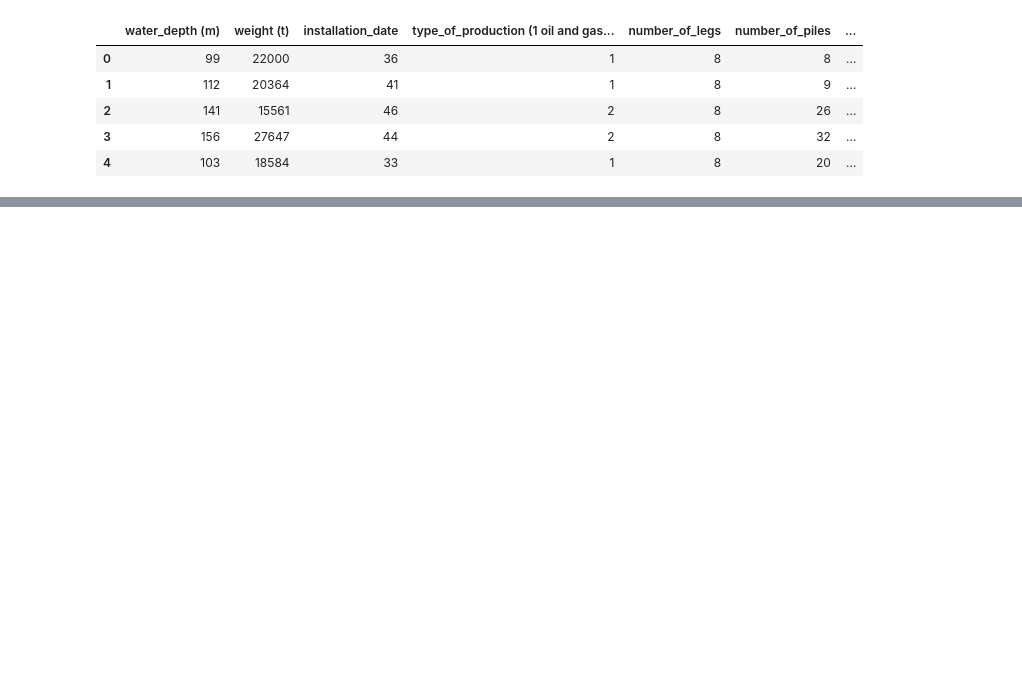
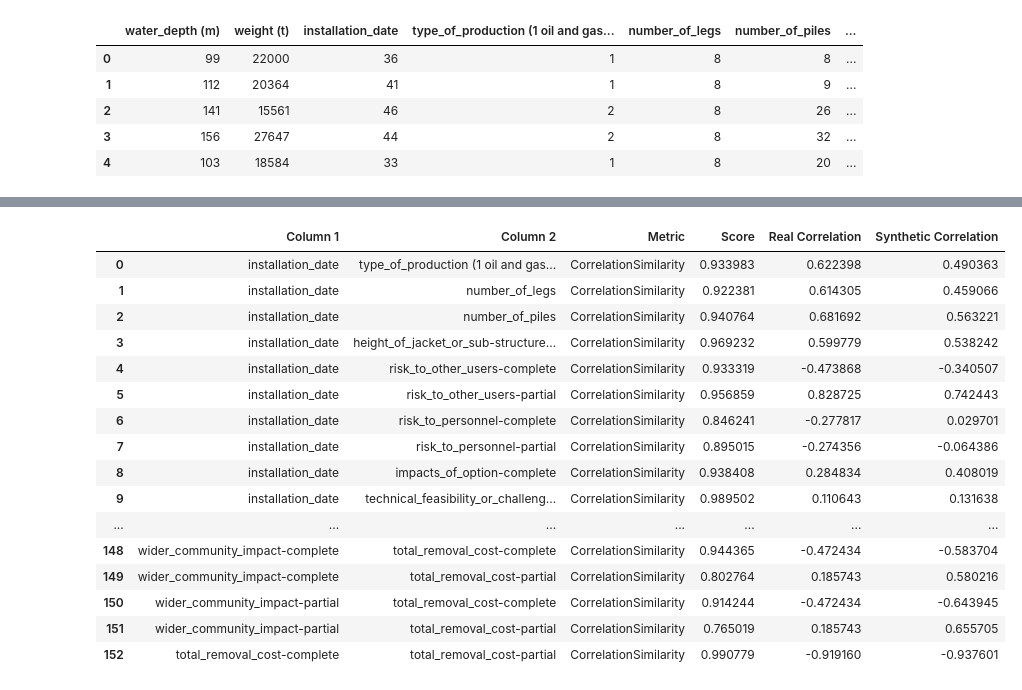
Before and after one commit to JailonWilliam/offshore-platform-decommissioning, a Jupyter notebook: notebooks/main.ipynb, the cells around one changed output, grey strips where cells are left out. Drawn from its saved outputs; the diff is of its cells as text; code cells hidden in the pictures; blank space fills up the shorter version.

```diff
--- a/notebooks/main.ipynb
+++ b/notebooks/main.ipynb
@@ -222,0 +216,13 @@ df_gan_limpo.head()
+# %%
+# Supondo que A e B são seus DataFrames reais e sintéticos
+A = df_original.copy()
+B = df_gan.copy()
+
+# Criar o metadata
+metadata = SingleTableMetadata()
+metadata.detect_from_dataframe(data=A)
+metadata_dict = metadata.to_dict()
+
+# Gerar o relatório de qualidade
+report = QualityReport()
+report.generate(real_data=A, synthetic_data=B, metadata=metadata_dict)
@@ -222,0 +267,20 @@ df_gan_limpo.head()
+# %%
+report.get_details(property_name='Column Pair Trends')
+# %% [output]
+|  | Column 1 | Column 2 | Metric | Score | Real Correlation | Synthetic Correlation |
+| 0 | installation_date | type_of_production (1 oil and gas... | CorrelationSimilarity | 0.933983 | 0.622398 | 0.490363 |
+| 1 | installation_date | number_of_legs | CorrelationSimilarity | 0.922381 | 0.614305 | 0.459066 |
+| 2 | installation_date | number_of_piles | CorrelationSimilarity | 0.940764 | 0.681692 | 0.563221 |
+| 3 | installation_date | height_of_jacket_or_sub-structure... | CorrelationSimilarity | 0.969232 | 0.599779 | 0.538242 |
+| 4 | installation_date | risk_to_other_users-complete | CorrelationSimilarity | 0.933319 | -0.473868 | -0.340507 |
+| 5 | installation_date | risk_to_other_users-partial | CorrelationSimilarity | 0.956859 | 0.828725 | 0.742443 |
+| 6 | installation_date | risk_to_personnel-complete | CorrelationSimilarity | 0.846241 | -0.277817 | 0.029701 |
+| 7 | installation_date | risk_to_personnel-partial | CorrelationSimilarity | 0.895015 | -0.274356 | -0.064386 |
+| 8 | installation_date | impacts_of_option-complete | CorrelationSimilarity | 0.938408 | 0.284834 | 0.408019 |
+| 9 | installation_date | technical_feasibility_or_challeng... | CorrelationSimilarity | 0.989502 | 0.110643 | 0.131638 |
+| ... | ... | ... | ... | ... | ... | ... |
+| 148 | wider_community_impact-complete | total_removal_cost-complete | CorrelationSimilarity | 0.944365 | -0.472434 | -0.583704 |
+| 149 | wider_community_impact-complete | total_removal_cost-partial | CorrelationSimilarity | 0.802764 | 0.185743 | 0.580216 |
+| 150 | wider_community_impact-partial | total_removal_cost-complete | CorrelationSimilarity | 0.914244 | -0.472434 | -0.643945 |
+| 151 | wider_community_impact-partial | total_removal_cost-partial | CorrelationSimilarity | 0.765019 | 0.185743 | 0.655705 |
+| 152 | total_removal_cost-complete | total_removal_cost-partial | CorrelationSimilarity | 0.990779 | -0.919160 | -0.937601 |
```
Also changed, not shown: parts of 21 cells of this notebook, 5 other files.
